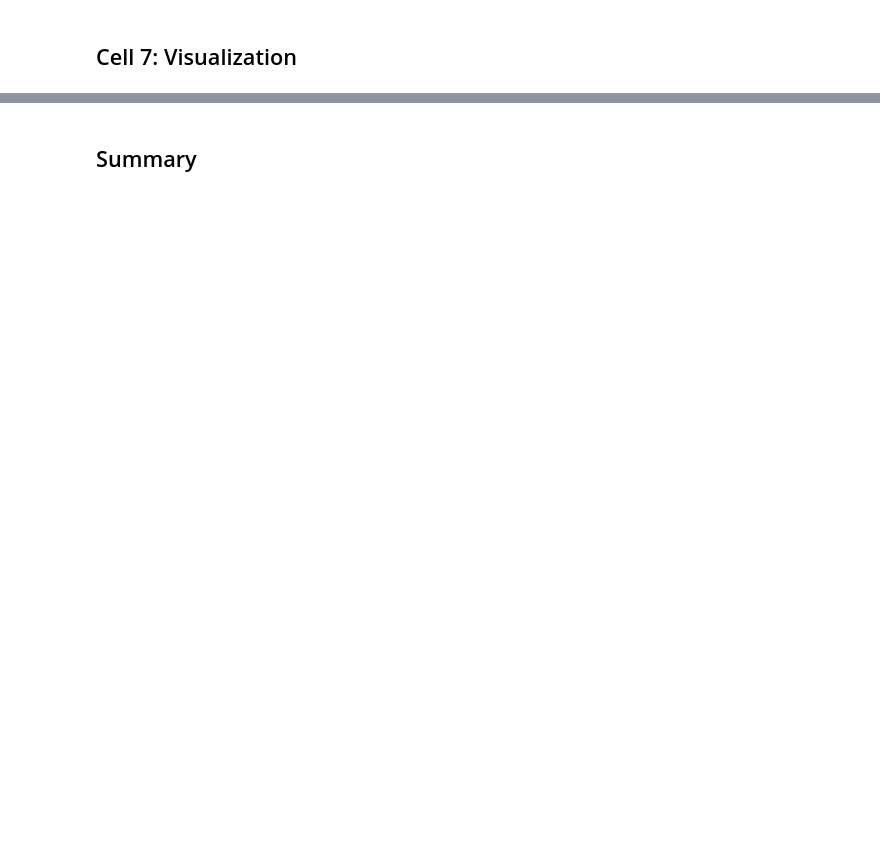
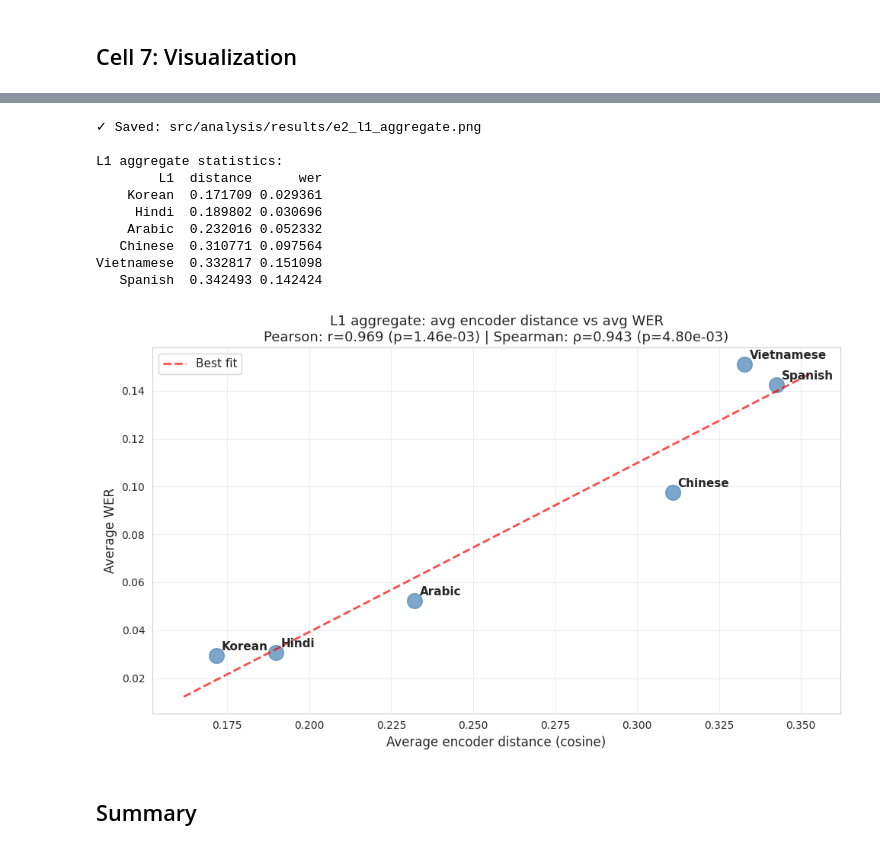
Before and after one commit to Tisya-V/accent-robust-asr, a Jupyter notebook: src/analysis/e2_encoder_wer_correlation.ipynb, the cells around one changed output, grey strips where cells are left out. Drawn from its saved outputs; the diff is of its cells as text; code cells hidden in the pictures; blank space fills up the shorter version.

```diff
--- a/src/analysis/e2_encoder_wer_correlation.ipynb
+++ b/src/analysis/e2_encoder_wer_correlation.ipynb
@@ -616,3 +716,59 @@ if len(valid_results) > 2:
+# %%
+if len(valid_results) > 2:
+    # Aggregate stats per L1
+    l1_agg = valid_results.groupby("L1").agg({
+        "distance": "mean",
+        "wer": "mean",
+    }).reset_index()
+    l1_agg = l1_agg.sort_values("distance")
+
+    # Calculate correlations at L1 level
+    if len(l1_agg) > 2:
+        pearson_agg, pearson_p_agg = pearsonr(l1_agg["distance"], l1_agg["wer"])
+        spearman_agg, spearman_p_agg = spearmanr(l1_agg["distance"], l1_agg["wer"])
+    else:
+        pearson_agg = pearson_p_agg = spearman_agg = spearman_p_agg = np.nan
+
+    # Plot
+    fig, ax = plt.subplots(figsize=(10, 6))
+    ax.scatter(l1_agg["distance"], l1_agg["wer"], s=200, alpha=0.7, color='steelblue')
+
+    # Add L1 labels
+    for _, row in l1_agg.iterrows():
+        ax.annotate(row["L1"], (row["distance"], row["wer"]),
+                   xytext=(5, 5), textcoords='offset points', fontsize=11, fontweight='bold')
+
+    # Best-fit line
+    if len(l1_agg) > 2:
+        z = np.polyfit(l1_agg["distance"], l1_agg["wer"], 1)
+        p = np.poly1d(z)
+        x_line = np.linspace(l1_agg["distance"].min() - 0.01, l1_agg["distance"].max() + 0.01, 100)
+        ax.plot(x_line, p(x_line), "r--", alpha=0.7, linewidth=2, label="Best fit")
+
+    ax.set_xlabel("Average encoder distance (cosine)", fontsize=12)
+    ax.set_ylabel("Average WER", fontsize=12)
+    ax.set_title(f"L1 aggregate: avg encoder distance vs avg WER\nPearson: r={pearson_agg:.3f} (p={pearson_p_agg:.2e}) | Spearman: ρ={spearman_agg:.3f} (p={spearman_p_agg:.2e})", fontsize=13)
+    ax.grid(True, alpha=0.3)
+    ax.legend(fontsize=11)
+
+    plt.tight_layout()
+    plt.savefig('src/analysis/results/e2_l1_aggregate.png', dpi=150, bbox_inches='tight')
+    print("✓ Saved: src/analysis/results/e2_l1_aggregate.png")
+    print(f"\nL1 aggregate statistics:")
+    print(l1_agg.to_string(index=False))
+    plt.show()
+# %% [output]
+✓ Saved: src/analysis/results/e2_l1_aggregate.png
+
+L1 aggregate statistics:
+        L1  distance      wer
+    Korean  0.171709 0.029361
+     Hindi  0.189802 0.030696
+    Arabic  0.232016 0.052332
+   Chinese  0.310771 0.097564
+Vietnamese  0.332817 0.151098
+   Spanish  0.342493 0.142424
+[figure, added]
 # %% [markdown]
 ## Summary
 # %%
```
Also changed, not shown: parts of 8 cells of this notebook, 30 other files.
